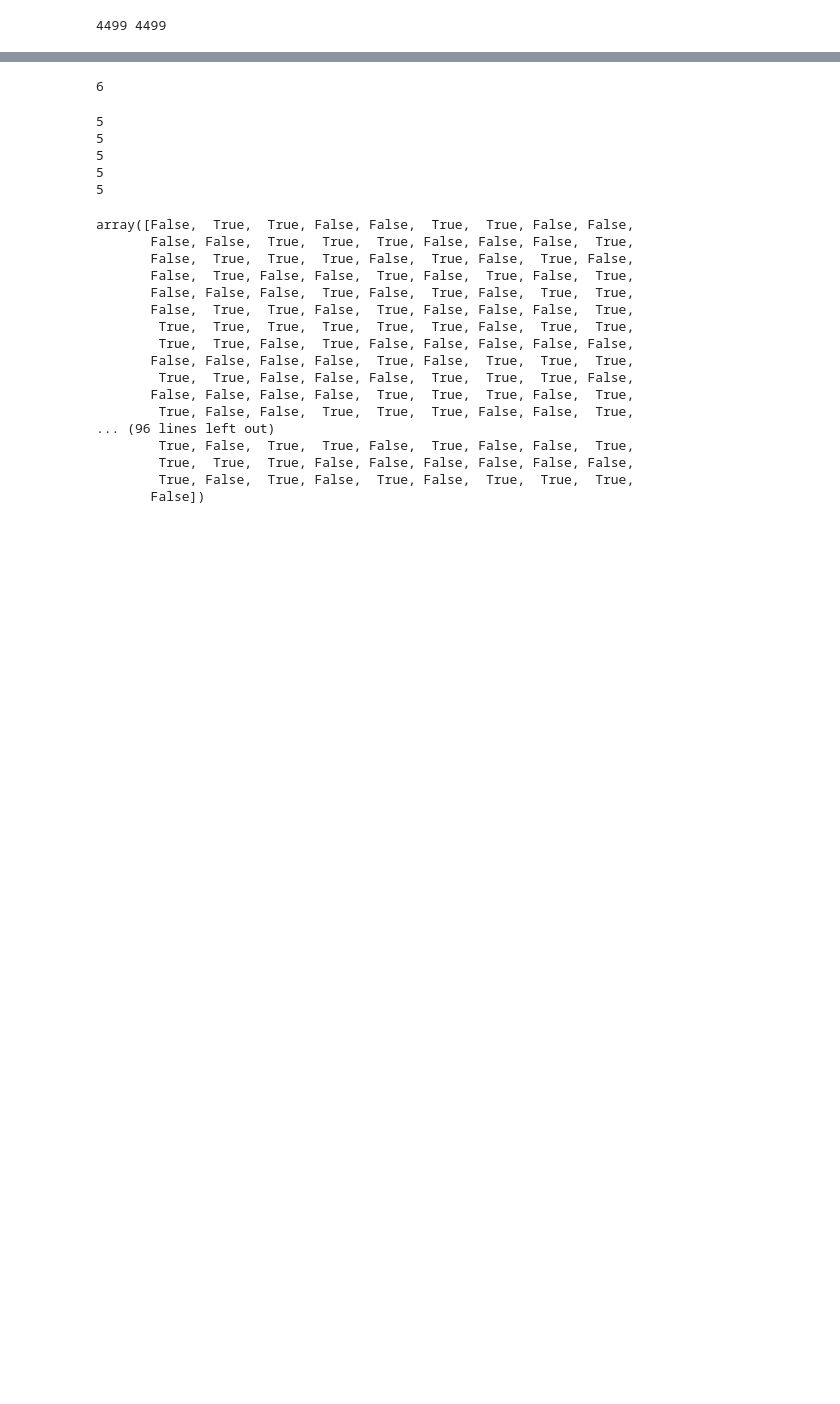
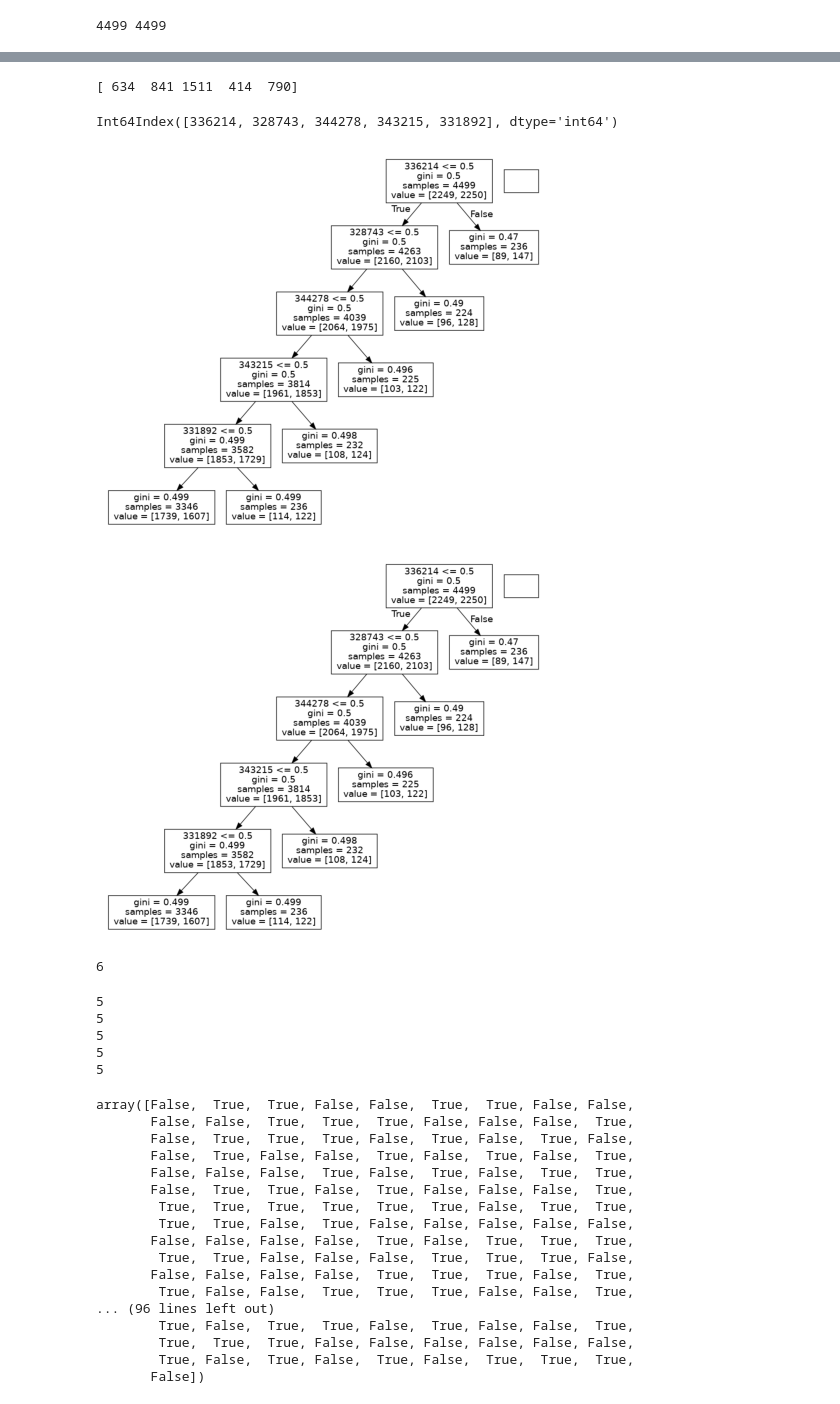
Before and after one commit to pfoytik/scenarioDiscovery, a Jupyter notebook: ema_clustering.ipynb, the cells around one changed output, grey strips where cells are left out. Saved outputs shown, nothing was run; the diff lists cells and outputs as text; code cells hidden in the pictures; blank space fills up the shorter version.

Commit message:
Cart hierarchical order and show tree

```diff
--- a/ema_clustering.ipynb
+++ b/ema_clustering.ipynb
@@ -642,5 +682,5 @@ print(len(np_results), len(low_inputs))
 ### perform CART on the high inputs and high results
 import ema_workbench.analysis.cart as CART
 
-ca = CART.CART(low_inputs, np_results)
+ca = CART.CART(low_inputs, np_results, mode='REGRESSION')
 ca.build_tree()
@@ -657,3 +700,22 @@ print(ca.boxes_to_dataframe())
+# %%
+#### Get the index of the features of the tree
+
+fi = ca.clf.tree_.compute_feature_importances()
+### print the index of the top 10 features
+colIdx = fi.argsort()[-len(c_df):][::-1]
+print(colIdx)
+# %% [output]
+[ 634  841 1511  414  790]
+# %%
+### print the column names of low_inputs that are in colIdx
+print(low_inputs.columns[colIdx])
+# %% [output]
+Int64Index([336214, 328743, 344278, 343215, 331892], dtype='int64')
+# %%
+ca.show_tree()
+# %% [output]
+[figure, added]
+[figure, added]
 # %%
 boxesdf = ca.boxes_to_dataframe()
 # %%
```
Also changed, not shown: parts of 13 cells of this notebook.
